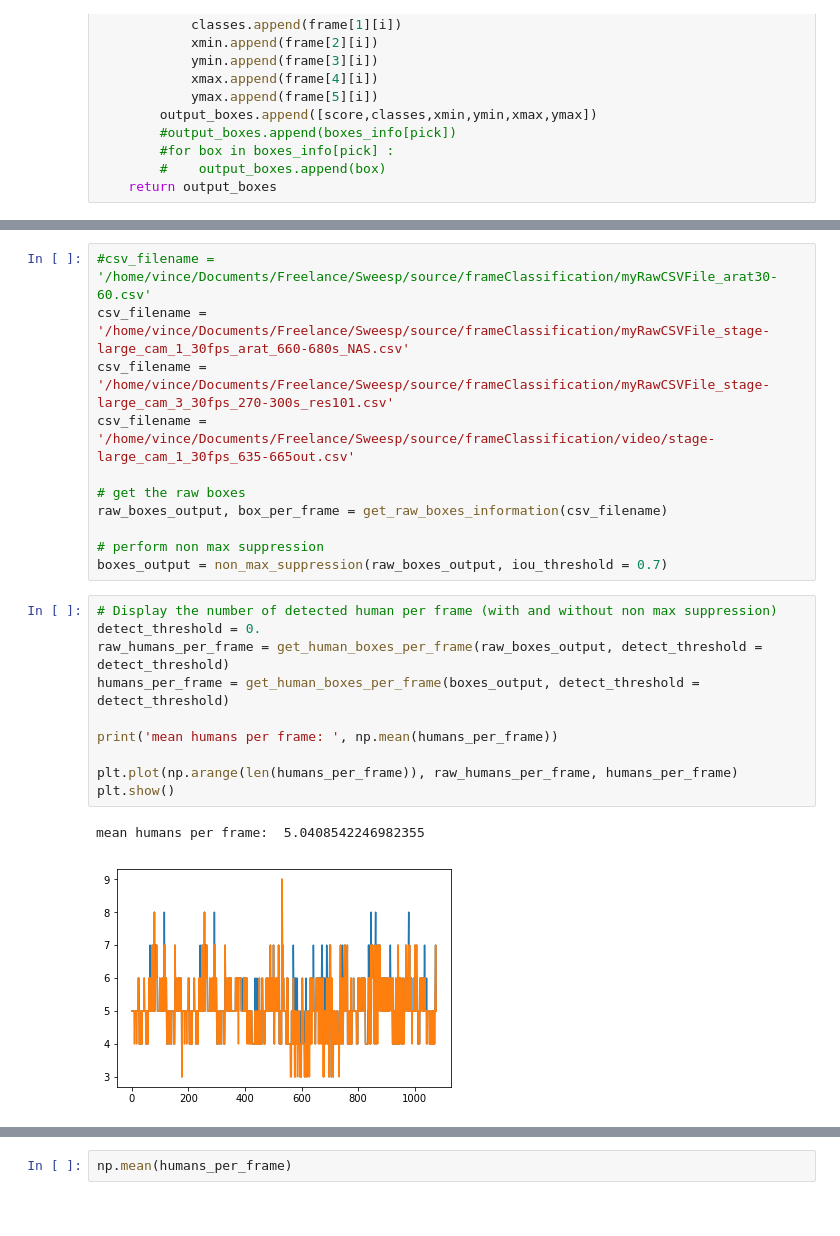
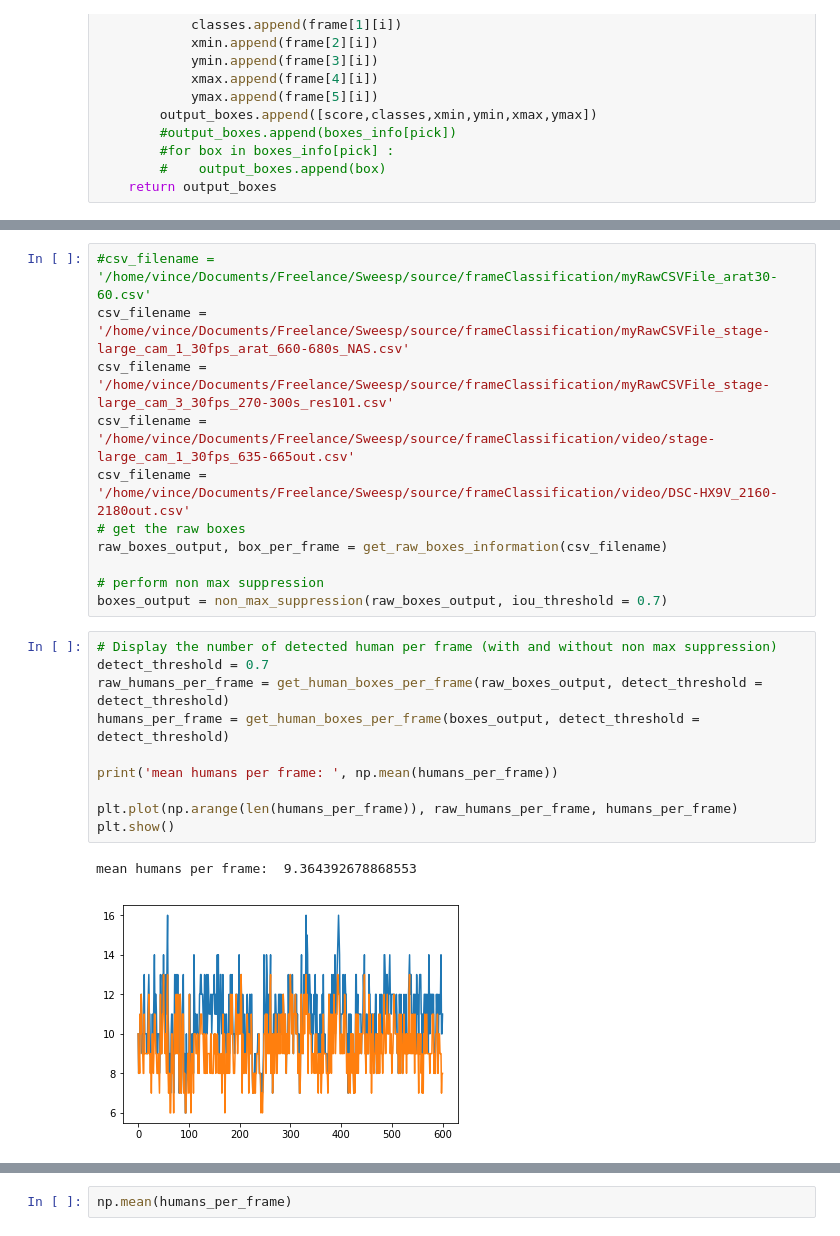
Before and after one commit to vincent-vdb/frameClassification, a Jupyter notebook: readCSVOutput.ipynb, the cells around one changed output, grey strips where cells are left out. Saved outputs shown, nothing was run; the diff lists cells and outputs as text.

```diff
--- a/readCSVOutput.ipynb
+++ b/readCSVOutput.ipynb
@@ -340,7 +378,7 @@ def save_frame_classification(distance, output):
 csv_filename = '/home/vince/Documents/Freelance/Sweesp/source/frameClassification/myRawCSVFile_stage-large_cam_1_30fps_arat_660-680s_NAS.csv'
 csv_filename = '/home/vince/Documents/Freelance/Sweesp/source/frameClassification/myRawCSVFile_stage-large_cam_3_30fps_270-300s_res101.csv'
 csv_filename = '/home/vince/Documents/Freelance/Sweesp/source/frameClassification/video/stage-large_cam_1_30fps_635-665out.csv'
-
+csv_filename = '/home/vince/Documents/Freelance/Sweesp/source/frameClassification/video/DSC-HX9V_2160-2180out.csv'
 # get the raw boxes
 raw_boxes_output, box_per_frame = get_raw_boxes_information(csv_filename)
 
@@ -348,17 +386,17 @@ raw_boxes_output, box_per_frame = get_raw_boxes_information(csv_filename)
 boxes_output = non_max_suppression(raw_boxes_output, iou_threshold = 0.7)
 # %%
 # Display the number of detected human per frame (with and without non max suppression)
-detect_threshold = 0.
+detect_threshold = 0.7
 raw_humans_per_frame = get_human_boxes_per_frame(raw_boxes_output, detect_threshold = detect_threshold)
 humans_per_frame = get_human_boxes_per_frame(boxes_output, detect_threshold = detect_threshold)
 
 print('mean humans per frame: ', np.mean(humans_per_frame))
 
 plt.plot(np.arange(len(humans_per_frame)), raw_humans_per_frame, humans_per_frame)
 plt.show()
 # %% [output]
-mean humans per frame:  5.0408542246982355
+mean humans per frame:  9.364392678868553
-[figure, old version]
+[figure, new version]
 # %%
 # Display the mean human box size per frame (with and without non max suppression)
 raw_mean_human_size = get_mean_human_boxes_size_per_frame(raw_boxes_output, detect_threshold = detect_threshold)
```
Also changed, not shown: parts of 9 cells of this notebook.
